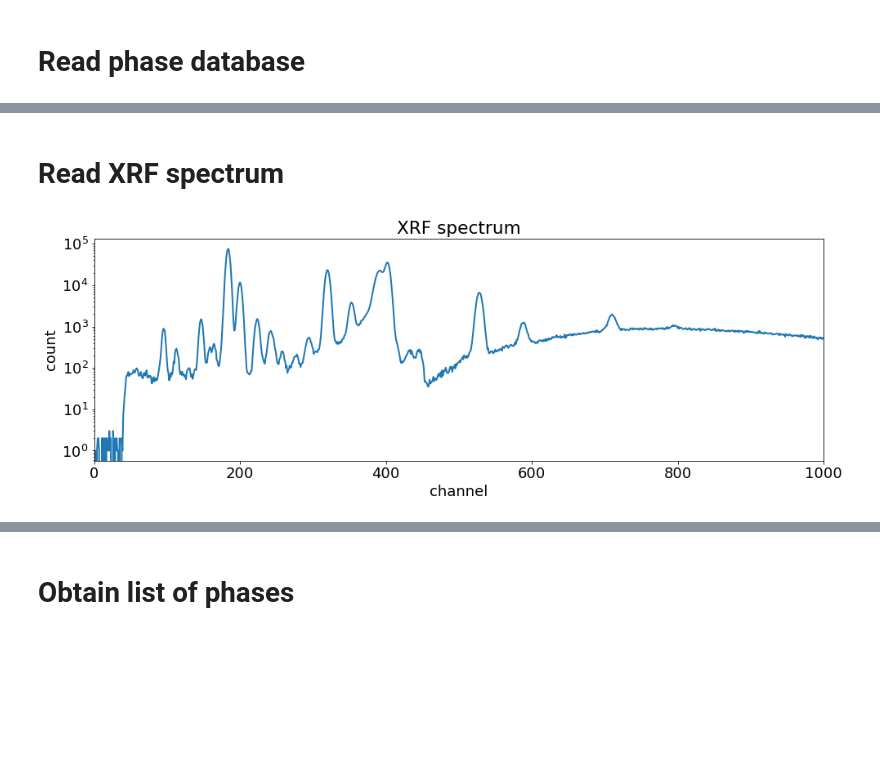
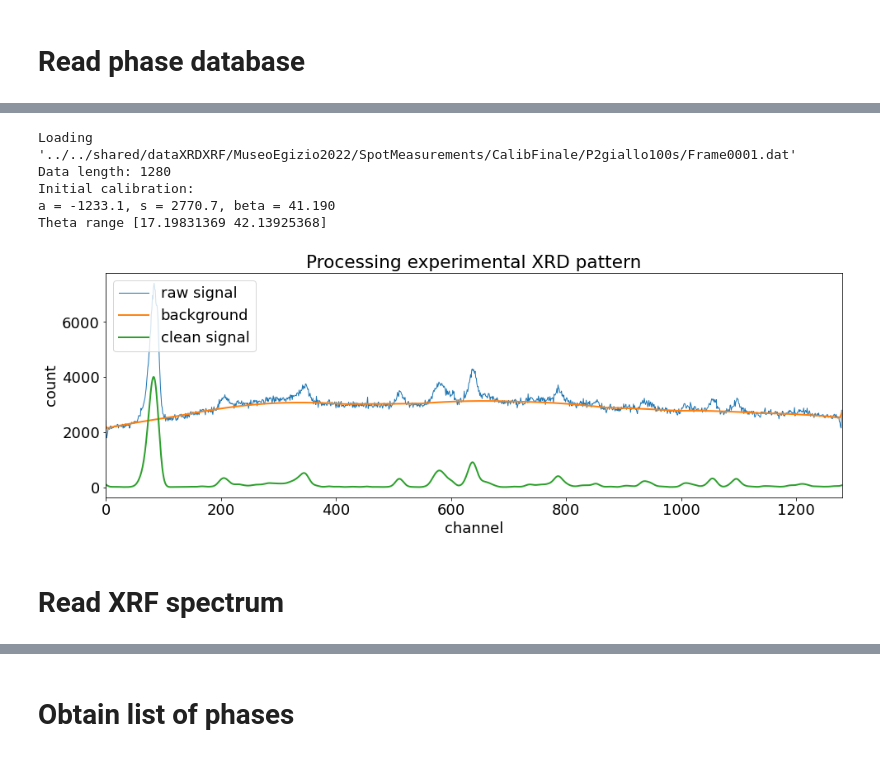
Before and after one commit to DarioZappala/XRDAnalysis, a Jupyter notebook: XRD_1p_exploration.ipynb, the cells around one changed output, grey strips where cells are left out. Saved outputs shown, nothing was run; the diff lists cells and outputs as text; code cells hidden in the pictures; blank space fills up the shorter version.

```diff
--- a/XRD_1p_exploration.ipynb
+++ b/XRD_1p_exploration.ipynb
@@ -112,22 +62,38 @@ Theta range [19.77907407899562, 53.54888119293563]
+# %%
+rcParams['font.size'] = 18
+
+### Smoothing parameters ###
+window_snip = 32         # width of the window used for determining the background (default 32)
+offset_background = 60   # value added to the background, before subtracting it from the raw signal (default 0)
+std_smooth = 5           # degree of the final smooth applied to the XRD pattern (default 0)
+
+###
+
+print(f'Loading \'{file_xrd}\'')
+spectrum_xrd = FastSpectraXRD().from_file(file_xrd)
+spectrum_xrd.calibrate_from_file(file_calibration)
+spectrum_xrd.background_elimination_and_smoothing(window_snip = window_snip, offset_background = offset_background, std_smooth = std_smooth)
+print(f'Data length: {spectrum_xrd.counts.shape[0]}')
+print('Initial calibration:')
+print(f'a = {spectrum_xrd.opt[0]:.1f}, s = {spectrum_xrd.opt[1]:.1f}, beta = {spectrum_xrd.opt[2]:.3f}')
+print(f'Theta range {spectrum_xrd.theta_range()}')
+
+fig, ax = subplots(figsize = (16, 5))
+ax.plot(spectrum_xrd.counts, lw = 1, label = 'raw signal')
+ax.plot(spectrum_xrd.background_shifted, lw = 2, label = 'background')
+ax.plot(spectrum_xrd.counts_smoothed, lw = 2, label = 'clean signal')
+ax.legend(frameon = True, loc = 2)
+ax.set_xlim(0, len(spectrum_xrd.counts))
+ax.set_xlabel('channel')
+ax.set_ylabel('count')
+ax.set_title('Processing experimental XRD pattern')
+show()
+# %% [output]
+Loading '../../shared/dataXRDXRF/MuseoEgizio2022/SpotMeasurements/CalibFinale/P2giallo100s/Frame0001.dat'
+Data length: 1280
+Initial calibration:
+a = -1233.1, s = 2770.7, beta = 41.190
+Theta range [17.19831369 42.13925368]
+[figure, added]
 # %% [markdown]
 # Read XRF spectrum
-# %%
-#limits_channel = [0, len(counts_xrf)]   # default limits
-limits_channel = [0, 1000]              # custom limits
-
-log_y_scale = True
-
-counts_xrf = read_point_xrf(file_xrf)
-fig, ax = subplots(figsize = (16, 5))
-ax.plot(counts_xrf, lw = 2, label = 'raw signal')
-if log_y_scale:
-    ax.set_yscale('log')
-ax.set_xlim(*limits_channel)
-ax.set_xlabel('channel')
-ax.set_ylabel('count')
-ax.set_title('XRF spectrum')
-show()
-
-#limits_channel = [0, len(counts_xrf)]
-# %% [output]
-[figure, removed]
```
Also changed, not shown: parts of 24 cells of this notebook, 4 other files.
